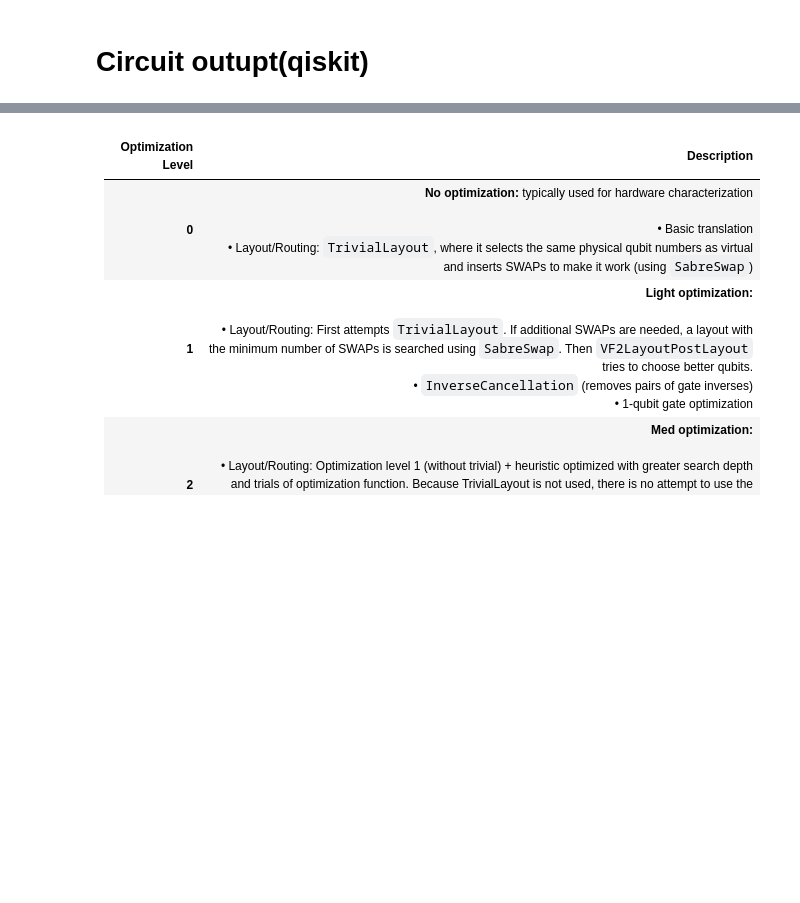
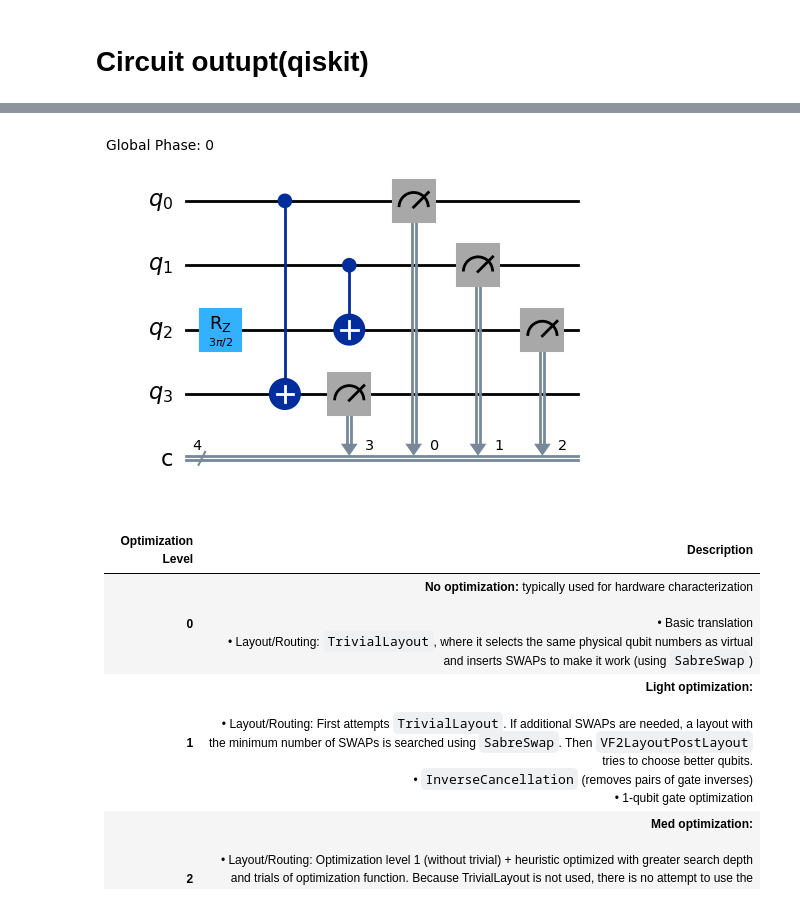
Before and after one commit to 10kshaodow/CMPE-757-Project, a Jupyter notebook: Qiskit.ipynb, the cells around one changed output, grey strips where cells are left out. Cells and saved outputs as stored; diff of their text form; code cells hidden in the pictures; blank space fills up the shorter version.

```diff
--- a/Qiskit.ipynb
+++ b/Qiskit.ipynb
@@ -123,3 +128,7 @@ c: 4/═══════════════════╩═══╩═
+# %%
+circuit_drawer(t3, output="mpl", plot_barriers=False)
+# %% [output]
+[figure, added]
 # %% [markdown]
 | Optimization Level | Description |
 |--------------------|-------------|
```
Also changed, not shown: parts of 3 cells of this notebook.
